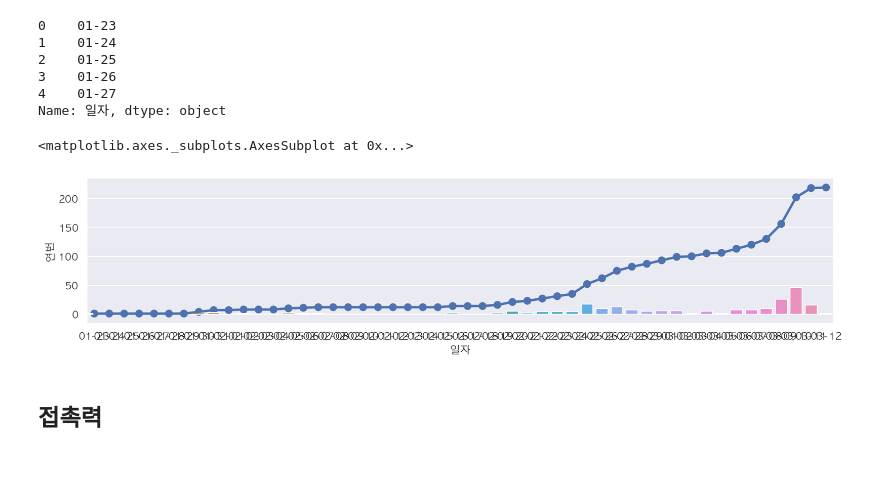
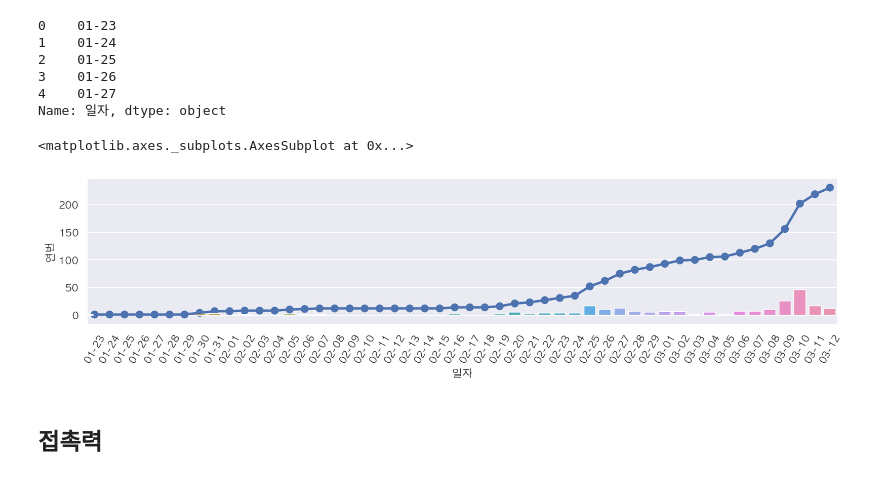
Before and after one commit to corazzon/COVID-19-eda, a Jupyter notebook: 06-seoul-covid-19-eda.ipynb, the cells around one changed output. Drawn from its saved outputs; the diff is of its cells as text; code cells hidden in the pictures.

```diff
--- a/06-seoul-covid-19-eda.ipynb
+++ b/06-seoul-covid-19-eda.ipynb
@@ -215,11 +222,12 @@ all_day["일자"].head()
 Name: 일자, dtype: object
 # %%
 plt.figure(figsize=(15, 3))
+plt.xticks(rotation=60)
 sns.pointplot(data=all_day, x="일자", y="누적확진")
 sns.barplot(data=all_day, x="일자", y="연번")
 # %% [output]
 <matplotlib.axes._subplots.AxesSubplot at 0x...>
-[figure, old version]
+[figure, new version]
 # %% [markdown]
 ## 접촉력
 # %%
```
Also changed, not shown: parts of 18 cells of this notebook.
